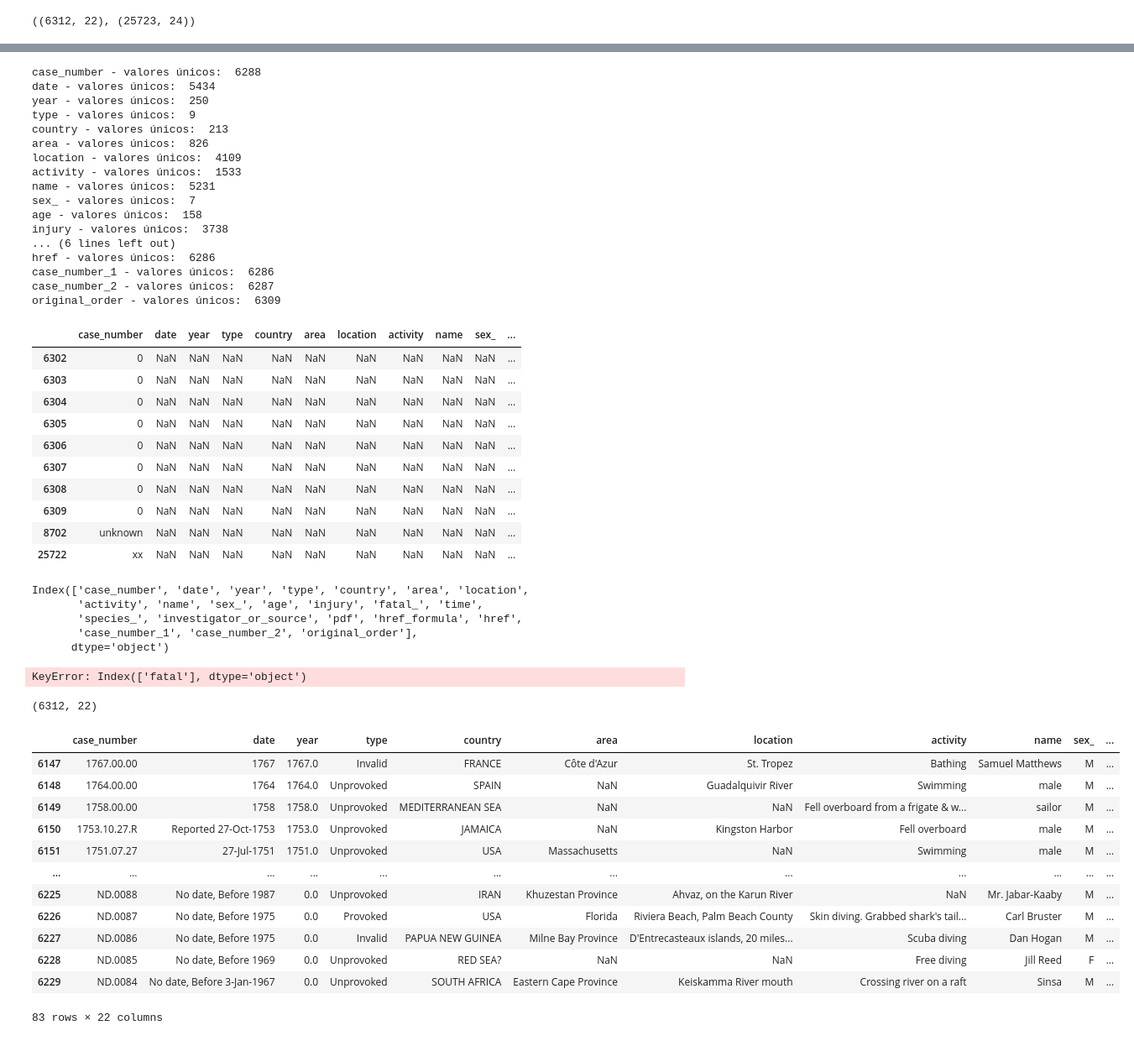
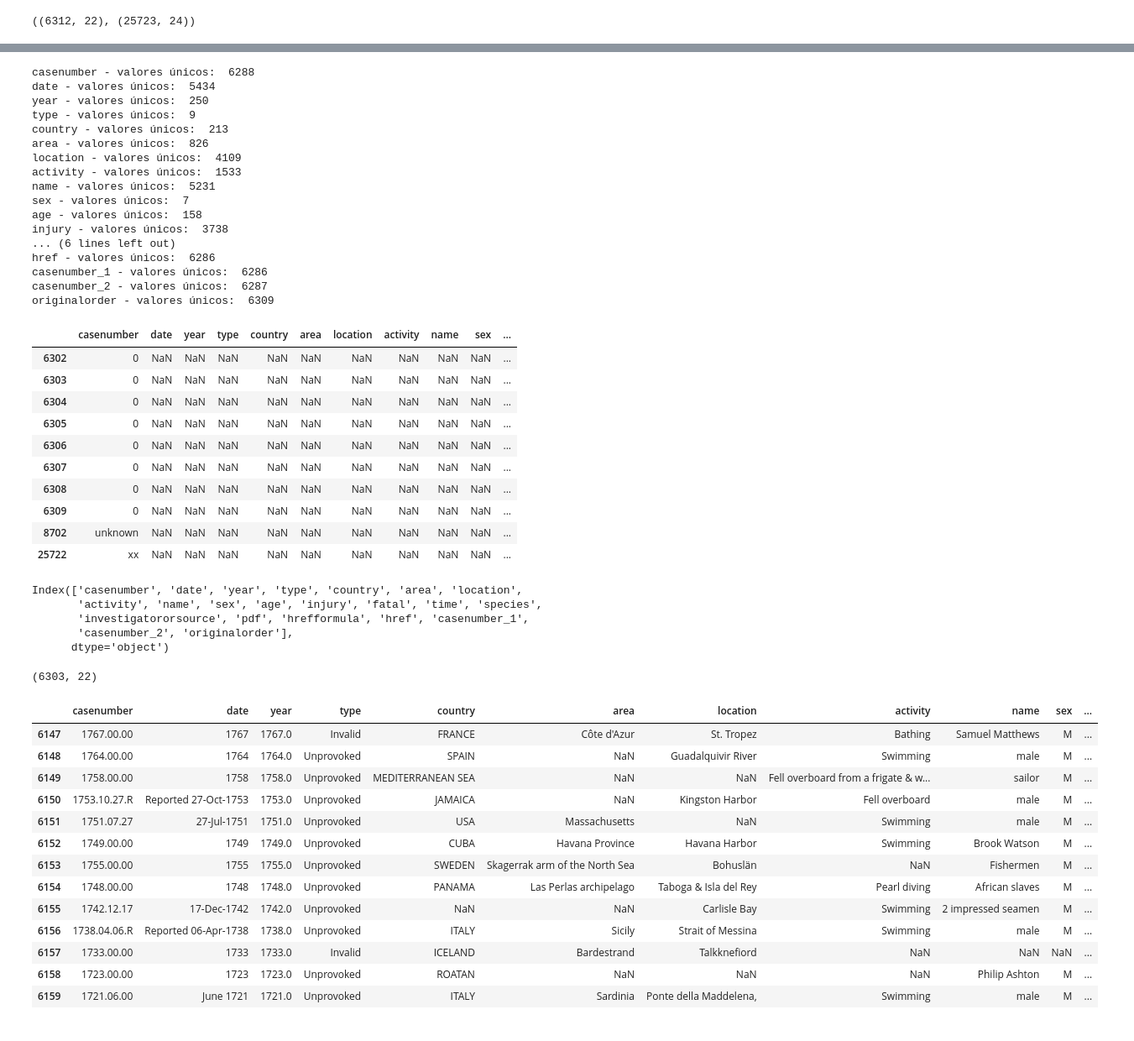
Before and after one commit to aliciahernansanz/-w2-project-pandas-Alicia-Hernansanz, a Jupyter notebook: data/shark_attacks.ipynb, the cells around one changed output, grey strips where cells are left out. Shown at 84% size. Cells and saved outputs as stored; diff of their text form; code cells hidden in the pictures.

Commit message:
species

```diff
--- a/data/shark_attacks.ipynb
+++ b/data/shark_attacks.ipynb
@@ -84,7 +84,7 @@ Data columns (total 24 columns):
 dtypes: float64(2), object(22)
 memory usage: 22.8 MB
 # %%
-n_cols=[c.lower().replace(' ', '.') for c in df.columns]
+n_cols=[c.lower().replace(' ', '') for c in df.columns]
 # %%
 {k:v for k,v in zip(df.columns, n_cols)}
 # %% [output]
@@ -228,4 +228,4 @@ df.shape,shark_attacks.shape    #comparar el tamaños del archivo original vs el
 # %% [output]
 ((6312, 22), (25723, 24))
 # %%
-df['case_number'].fillna('unknown', inplace=True)
+df['casenumber'].fillna('unknown', inplace=True)   #quitamos nulos en casenumber
@@ -248,12 +239,12 @@ Index(['case_number', 'date', 'year', 'type', 'country', 'area', 'location',
       dtype='object')
 # %%
-for c in df.columns:
+for c in df.columns:       #valores unicos de cada columna
 
     columna=c
 
     print(c,'- valores únicos: ',len(df[columna].unique()))
 # %% [output]
-case_number - valores únicos:  6288
+casenumber - valores únicos:  6288
 date - valores únicos:  5434
 year - valores únicos:  250
 type - valores únicos:  9
@@ -262,18 +253,18 @@ area - valores únicos:  826
 location - valores únicos:  4109
 activity - valores únicos:  1533
 name - valores únicos:  5231
-sex_ - valores únicos:  7
+sex - valores únicos:  7
 age - valores únicos:  158
 injury - valores únicos:  3738
 ... (6 lines left out)
 href - valores únicos:  6286
-case_number_1 - valores únicos:  6286
-case_number_2 - valores únicos:  6287
-original_order - valores únicos:  6309
+casenumber_1 - valores únicos:  6286
+casenumber_2 - valores únicos:  6287
+originalorder - valores únicos:  6309
 # %%
 df.tail(10)
 # %% [output]
-|  | case_number | date | year | type | country | area | location | activity | name | sex_ | ... |
+|  | casenumber | date | year | type | country | area | location | activity | name | sex | ... |
 | 6302 | 0 | NaN | NaN | NaN | NaN | NaN | NaN | NaN | NaN | NaN | ... |
 | 6303 | 0 | NaN | NaN | NaN | NaN | NaN | NaN | NaN | NaN | NaN | ... |
 | 6304 | 0 | NaN | NaN | NaN | NaN | NaN | NaN | NaN | NaN | NaN | ... |
@@ -287,36 +278,35 @@ df.tail(10)
 # %%
 df.columns
 # %% [output]
-Index(['case_number', 'date', 'year', 'type', 'country', 'area', 'location',
-       'activity', 'name', 'sex_', 'age', 'injury', 'fatal_', 'time',
-       'species_', 'investigator_or_source', 'pdf', 'href_formula', 'href',
-       'case_number_1', 'case_number_2', 'original_order'],
+Index(['casenumber', 'date', 'year', 'type', 'country', 'area', 'location',
+       'activity', 'name', 'sex', 'age', 'injury', 'fatal', 'time', 'species',
+       'investigatororsource', 'pdf', 'hrefformula', 'href', 'casenumber_1',
+       'casenumber_2', 'originalorder'],
       dtype='object')
 # %%
 df.drop_duplicates(subset=['date', 'year', 'type', 'country', 'area', 'location',
-       'activity', 'name', 'sex_', 'age', 'injury', 'fatal', 'time',
-       'species_', 'investigator_or_source', 'pdf', 'href_formula', 'href',
-       'case_number_1', 'case_number_2'],inplace=True)
+       'activity', 'name', 'sex', 'age', 'injury', 'fatal', 'time', 'species',
+       'investigatororsource', 'pdf', 'hrefformula', 'href', 'casenumber_1',
+       'casenumber_2'],inplace=True)
-# %% [output]
-KeyError: Index(['fatal'], dtype='object')
 # %%
 df.shape
 # %% [output]
-(6312, 22)
+(6303, 22)
 # %%
-df.iloc[6147:6230]
+df.iloc[6147:6160]
 # %% [output]
-|  | case_number | date | year | type | country | area | location | activity | name | sex_ | ... |
+|  | casenumber | date | year | type | country | area | location | activity | name | sex | ... |
 | 6147 | 1767.00.00 | 1767 | 1767.0 | Invalid | FRANCE | Côte d'Azur | St. Tropez | Bathing | Samuel Matthews | M | ... |
 | 6148 | 1764.00.00 | 1764 | 1764.0 | Unprovoked | SPAIN | NaN | Guadalquivir River | Swimming | male | M | ... |
 | 6149 | 1758.00.00 | 1758 | 1758.0 | Unprovoked | MEDITERRANEAN SEA | NaN | NaN | Fell overboard from a frigate & w... | sailor | M | ... |
 | 6150 | 1753.10.27.R | Reported 27-Oct-1753 | 1753.0 | Unprovoked | JAMAICA | NaN | Kingston Harbor | Fell overboard | male | M | ... |
 | 6151 | 1751.07.27 | 27-Jul-1751 | 1751.0 | Unprovoked | USA | Massachusetts | NaN | Swimming | male | M | ... |
-| ... | ... | ... | ... | ... | ... | ... | ... | ... | ... | ... | ... |
-| 6225 | ND.0088 | No date, Before 1987 | 0.0 | Unprovoked | IRAN | Khuzestan Province | Ahvaz, on the Karun River | NaN | Mr. Jabar-Kaaby | M | ... |
-| 6226 | ND.0087 | No date, Before 1975 | 0.0 | Provoked | USA | Florida | Riviera Beach, Palm Beach County | Skin diving. Grabbed shark's tail... | Carl Bruster | M | ... |
-| 6227 | ND.0086 | No date, Before 1975 | 0.0 | Invalid | PAPUA NEW GUINEA | Milne Bay Province | D'Entrecasteaux islands, 20 miles... | Scuba diving | Dan Hogan | M | ... |
-| 6228 | ND.0085 | No date, Before 1969 | 0.0 | Unprovoked | RED SEA? | NaN | NaN | Free diving | Jill Reed | F | ... |
-| 6229 | ND.0084 | No date, Before 3-Jan-1967 | 0.0 | Unprovoked | SOUTH AFRICA | Eastern Cape Province | Keiskamma River mouth | Crossing river on a raft | Sinsa | M | ... |
+| 6152 | 1749.00.00 | 1749 | 1749.0 | Unprovoked | CUBA | Havana Province | Havana Harbor | Swimming | Brook Watson | M | ... |
+| 6153 | 1755.00.00 | 1755 | 1755.0 | Unprovoked | SWEDEN | Skagerrak arm of the North Sea | Bohuslän | NaN | Fishermen | M | ... |
+| 6154 | 1748.00.00 | 1748 | 1748.0 | Unprovoked | PANAMA | Las Perlas archipelago | Taboga & Isla del Rey | Pearl diving | African slaves | M | ... |
+| 6155 | 1742.12.17 | 17-Dec-1742 | 1742.0 | Unprovoked | NaN | NaN | Carlisle Bay | Swimming | 2 impressed seamen | M | ... |
+| 6156 | 1738.04.06.R | Reported 06-Apr-1738 | 1738.0 | Unprovoked | ITALY | Sicily | Strait of Messina | Swimming | male | M | ... |
+| 6157 | 1733.00.00 | 1733 | 1733.0 | Invalid | ICELAND | Bardestrand | Talkknefiord | NaN | NaN | NaN | ... |
+| 6158 | 1723.00.00 | 1723 | 1723.0 | Unprovoked | ROATAN | NaN | NaN | NaN | Philip Ashton | M | ... |
+| 6159 | 1721.06.00 | June 1721 | 1721.0 | Unprovoked | ITALY | Sardinia | Ponte della Maddelena, | Swimming | male | M | ... |
-83 rows × 22 columns
 # %%
```
Also changed, not shown: parts of 61 cells of this notebook.
